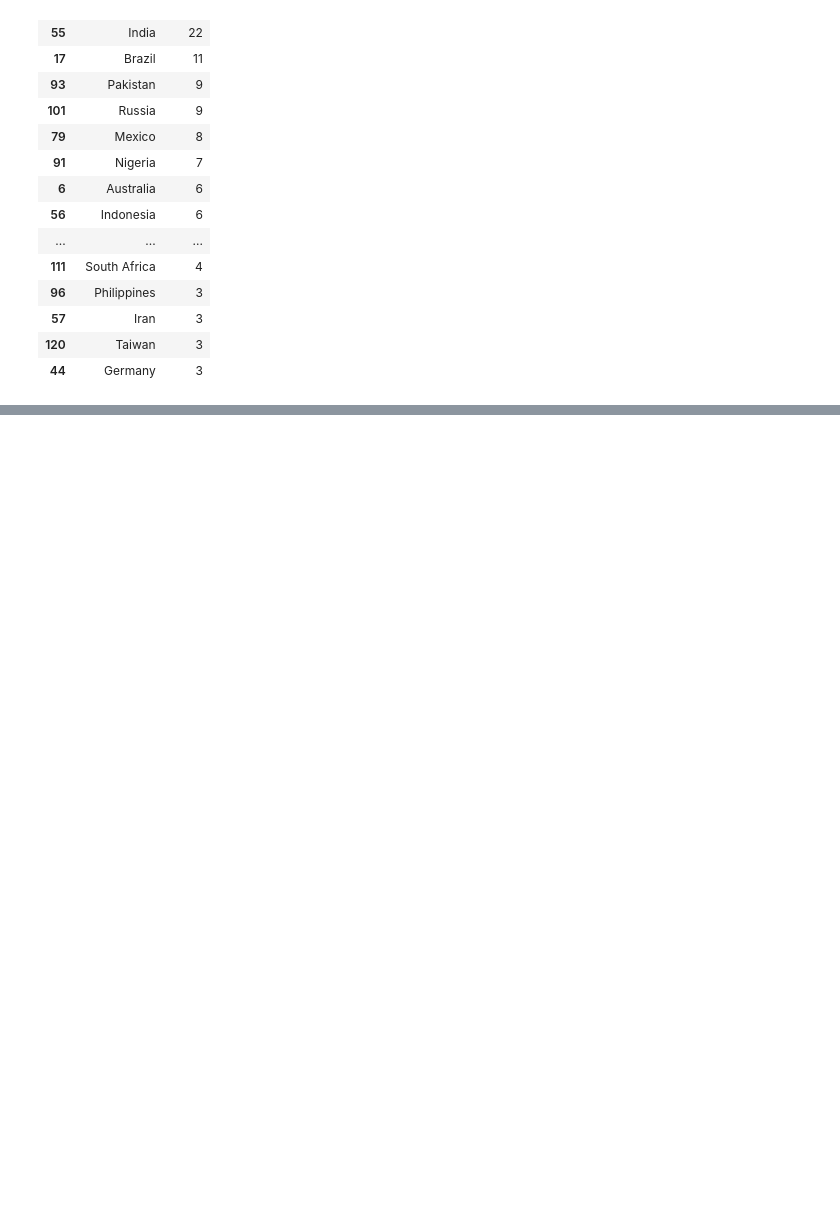
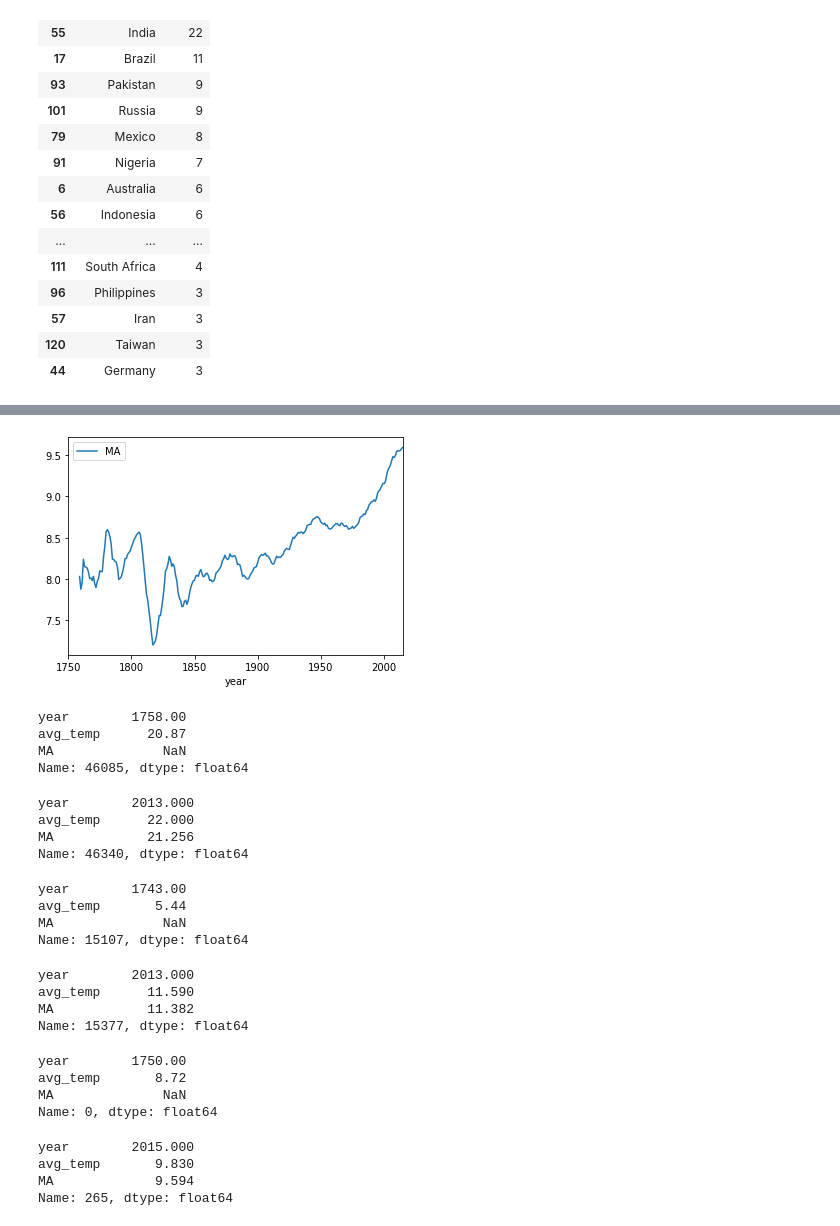
Before and after one commit to stevemn/udacity-da-weather, a Jupyter notebook: weather_trends.ipynb, the cells around one changed output, grey strips where cells are left out. Cells and saved outputs as stored; diff of their text form; code cells hidden in the pictures; blank space fills up the shorter version.

```diff
--- a/weather_trends.ipynb
+++ b/weather_trends.ipynb
@@ -122,0 +200,49 @@ city_list.groupby(['country']).size().reset_index(name='count').sort_values(['co
+# %%
+%matplotlib inline
+global_data = global_data.fillna(method='ffill')
+global_data['MA'] = global_data['avg_temp'].rolling(window=10).mean()
+lines = global_data.plot.line(x='year',y='MA')
+# %% [output]
+[figure, added]
+# %%
+nola.iloc[0]
+# %% [output]
+year        1758.00
+avg_temp      20.87
+MA              NaN
+Name: 46085, dtype: float64
+# %%
+nola.iloc[-1]
+# %% [output]
+year        2013.000
+avg_temp      22.000
+MA            21.256
+Name: 46340, dtype: float64
+# %%
+chi.iloc[0]
+# %% [output]
+year        1743.00
+avg_temp       5.44
+MA              NaN
+Name: 15107, dtype: float64
+# %%
+chi.iloc[-1]
+# %% [output]
+year        2013.000
+avg_temp      11.590
+MA            11.382
+Name: 15377, dtype: float64
+# %%
+global_data.iloc[0]
+# %% [output]
+year        1750.00
+avg_temp       8.72
+MA              NaN
+Name: 0, dtype: float64
+# %%
+global_data.iloc[-1]
+# %% [output]
+year        2015.000
+avg_temp       9.830
+MA             9.594
+Name: 265, dtype: float64
```
Also changed, not shown: parts of 9 cells of this notebook.
